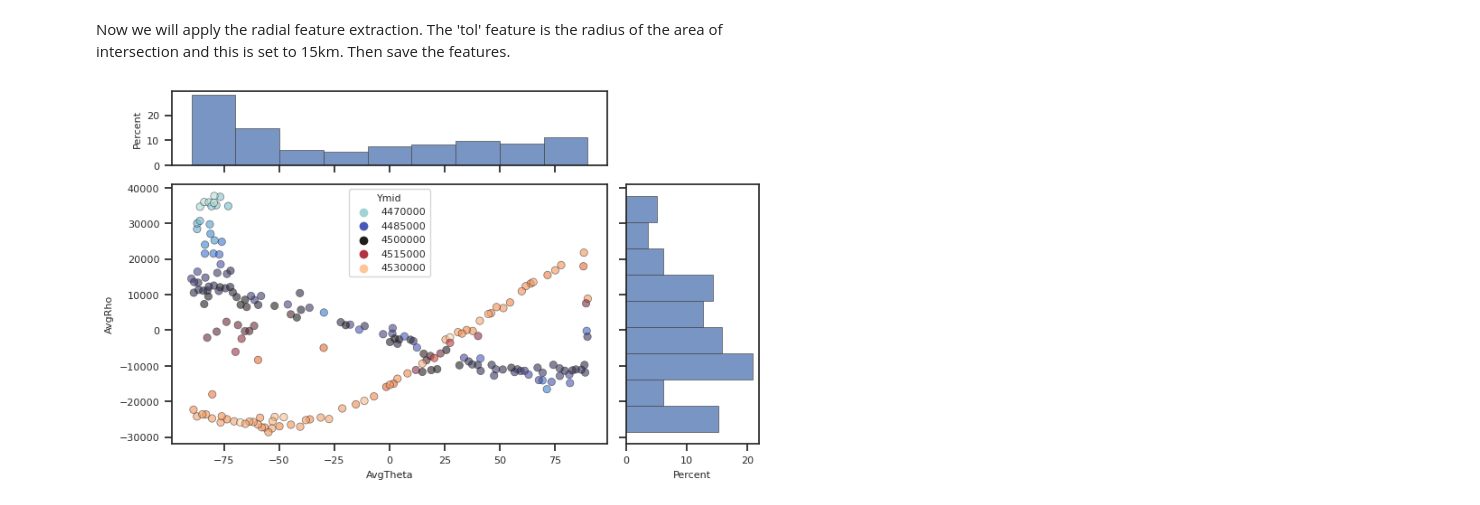
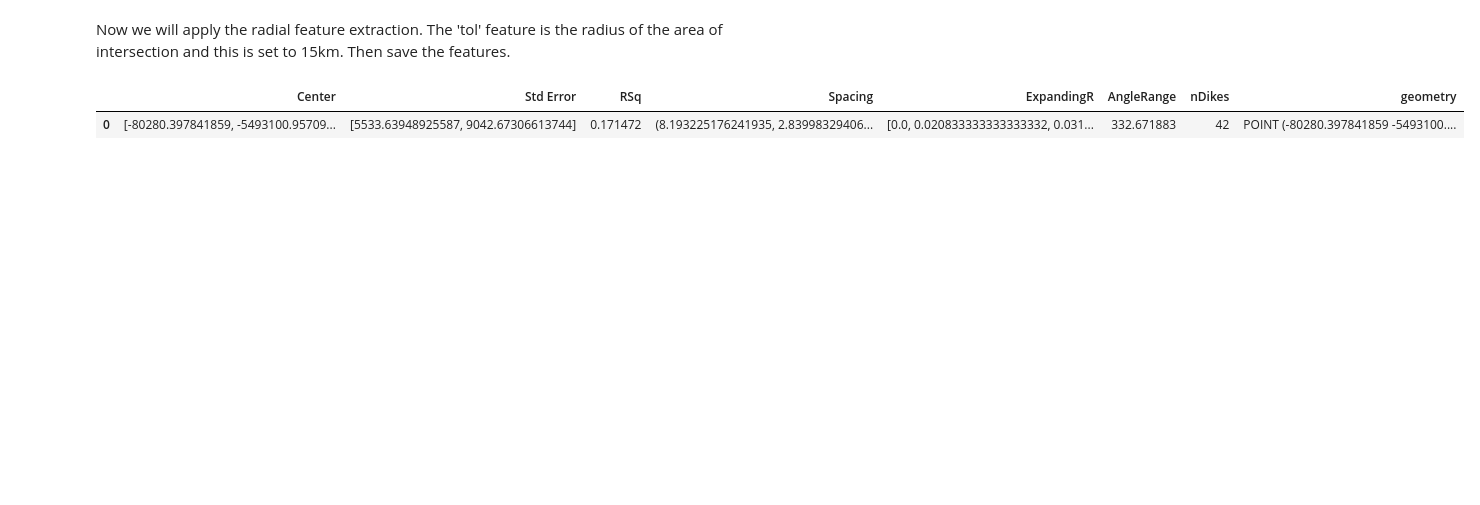
Before and after one commit to aikubo/LinkingLines, a Jupyter notebook: docs/DemoVenus.ipynb, the cells around one changed output. Drawn from its saved outputs; the diff is of its cells as text; code cells hidden in the pictures; blank space fills up the shorter version.

```diff
--- a/docs/DemoVenus.ipynb
+++ b/docs/DemoVenus.ipynb
@@ -54,10 +56,11 @@ km scale label
 # %% [markdown]
 Now we will apply the radial feature extraction. The 'tol' feature is the radius of the area of intersection and this is set to 15km. Then save the features.
 # %%
-rad=ll.RadialFit(dikeset[mask])
+rad=ll.RadialFit(dikeset)
 
 close, rad=ll.NearCenters(dikeset, rad, tol=15000)
 ll.writeCenterWKT(rad, 'VenusGanikiRadialFitsCenters.csv')
 # %% [output]
-[figure, removed]
+|  | Center | Std Error | RSq | Spacing | ExpandingR | AngleRange | nDikes | geometry |
+| 0 | [-80280.397841859, -5493100.95709... | [5533.63948925587, 9042.67306613744] | 0.171472 | (8.193225176241935, 2.83998329406... | [0.0, 0.020833333333333332, 0.031... | 332.671883 | 42 | POINT (-80280.397841859 -5493100.... |
 # %%
```
Also changed, not shown: parts of 6 cells of this notebook, 11 other files.
